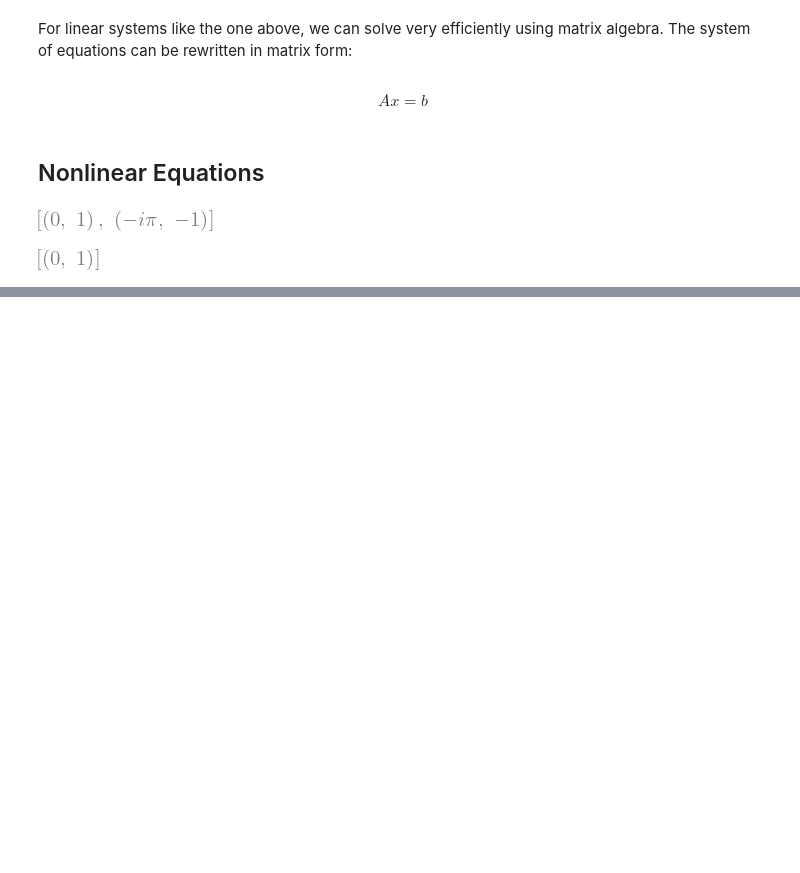
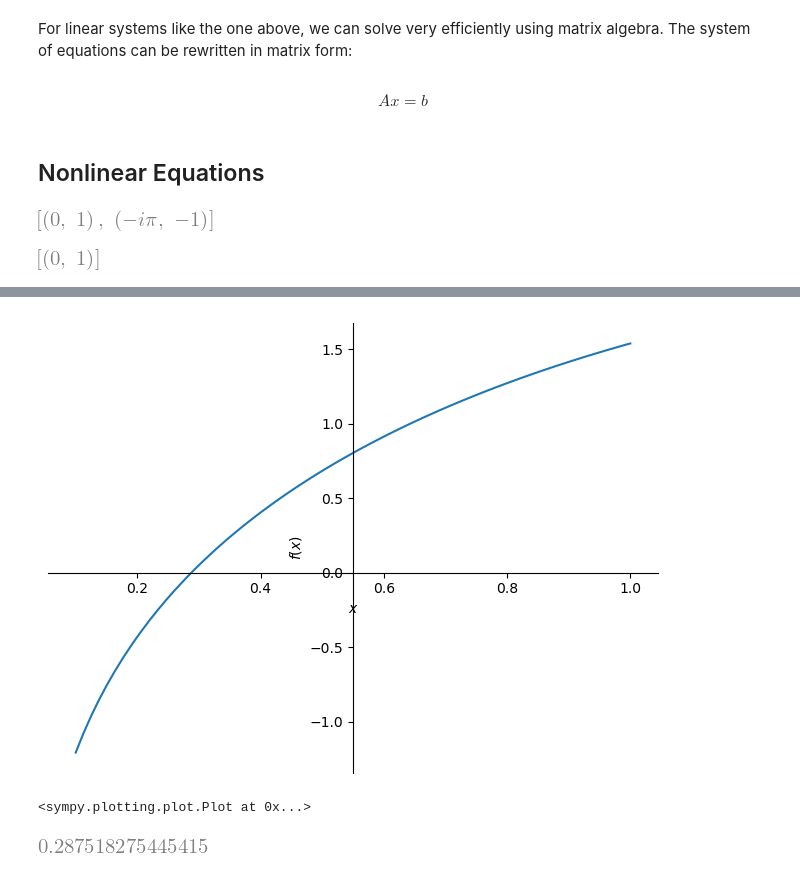
Before and after one commit to williebonavente/CodeTest, a Jupyter notebook: sympy/algebra/notebook4.ipynb, the cells around one changed output, grey strips where cells are left out. Cells and saved outputs as stored; diff of their text form; code cells hidden in the pictures; blank space fills up the shorter version.

```diff
--- a/sympy/algebra/notebook4.ipynb
+++ b/sympy/algebra/notebook4.ipynb
@@ -92,0 +102,9 @@ sympy.solve([x + sympy.log(y), y**2 - 1], [x, y])
+# %%
+sympy.plot(unsolvable, (x, 0.1, 1))
+# %% [output]
+[figure, added]
+<sympy.plotting.plot.Plot at 0x...>
+# %%
+sympy.nsolve(unsolvable, x, 0.3)
+# %% [output]
+[figure, added]
```
Also changed, not shown: parts of 3 cells of this notebook.
